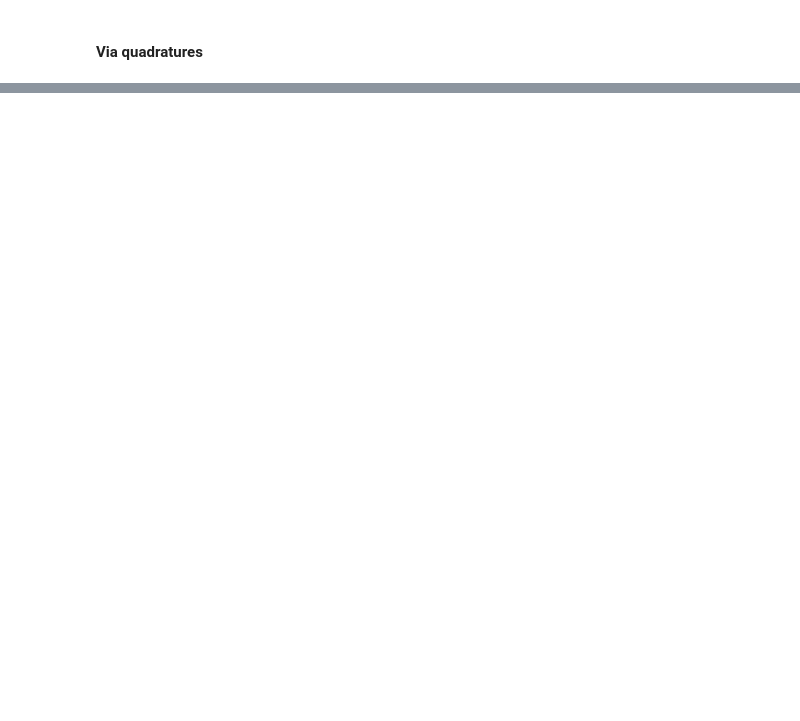
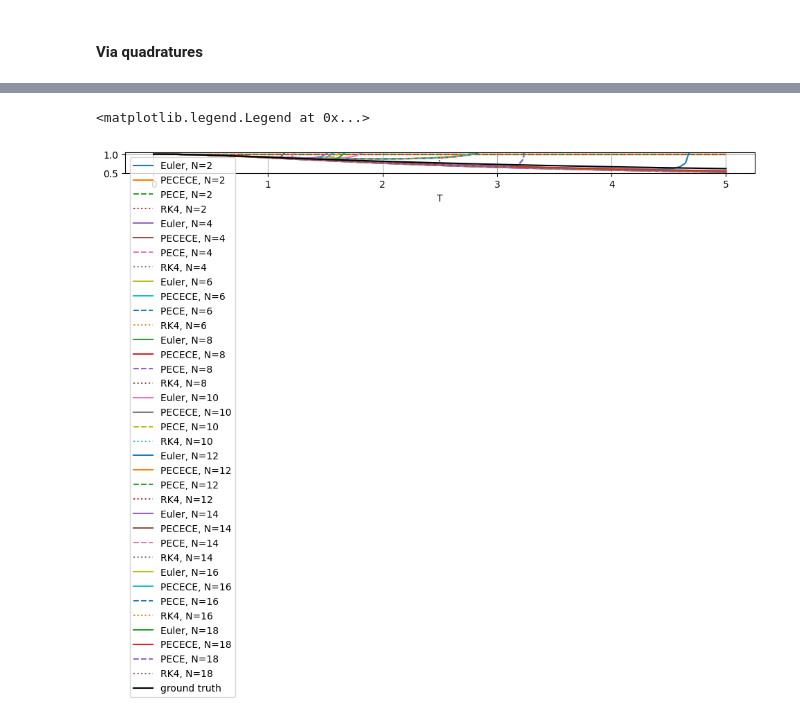
Before and after one commit to MrG1raffe/signature, a Jupyter notebook: notebooks/RiccatiContest.ipynb, the cells around one changed output, grey strips where cells are left out. Saved outputs shown, nothing was run; the diff lists cells and outputs as text; code cells hidden in the pictures; blank space fills up the shorter version.

```diff
--- a/notebooks/RiccatiContest.ipynb
+++ b/notebooks/RiccatiContest.ipynb
@@ -271,0 +246,38 @@ psi_rk = psi_riccati_rk4(t_grid=t_grid, u=u)
+# %%
+fig, ax = plt.subplots()
+
+for trunc in [2, 4, 6, 8, 10, 12, 14, 16, 18]:
+    T = 5
+    n = 100
+    u_coef = -1
+    t_grid = np.linspace(0, T, n)
+
+    u = ta.from_word("2222", trunc=trunc) * u_coef
+
+    psi_euler, psi_0_euler = psi_riccati(t_grid=t_grid, u=u)
+    psi_rk, psi_0_rk = psi_riccati_rk4(t_grid=t_grid, u=u)
+    psi_pece, psi_0_pece = psi_riccati_pece(t_grid=t_grid, u=u)
+    psi_pecece, psi_0_pecece = psi_riccati_pecece(t_grid=t_grid, u=u)
+
+    ax.plot(t_grid, np.exp(psi_0_euler), "-", label=f"Euler, N={trunc}")
+    ax.plot(t_grid, np.exp(psi_0_pecece), "-", label=f"PECECE, N={trunc}")
+    ax.plot(t_grid, np.exp(psi_0_pece), "--", label=f"PECE, N={trunc}")
+    ax.plot(t_grid, np.exp(psi_0_rk), ":", label=f"RK4, N={trunc}")
+
+
+N_points = 160
+
+z_arr, w_arr = roots_laguerre(n=N_points)
+
+def f(x):
+    return np.exp(u_coef * t_grid[:, None]**2 * x[None, :]**4 / 24 - 0.5 * x[None, :]**2) / np.sqrt(2 * np.pi) * 2
+
+cf_quad = f(z_arr) @ (w_arr * np.exp(z_arr))
+cf_quad[-1]
+ax.plot(t_grid, cf_quad, "-k", label="ground truth")
+ax.set_xlabel("T")
+ax.set_ylim([0.5, 1.05])
+ax.legend()
+# %% [output]
+<matplotlib.legend.Legend at 0x...>
+[figure, added]
```
Also changed, not shown: parts of 45 cells of this notebook, 4 other files.
